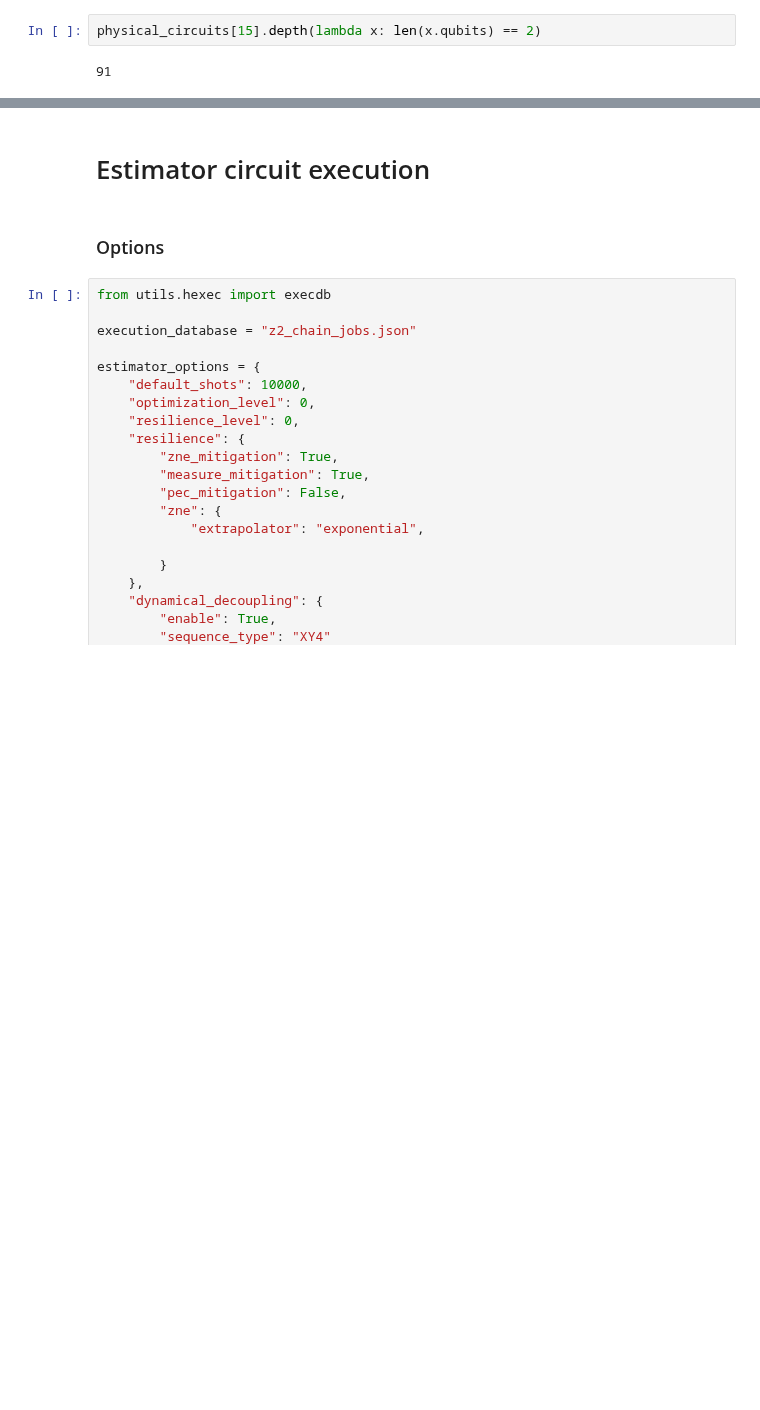
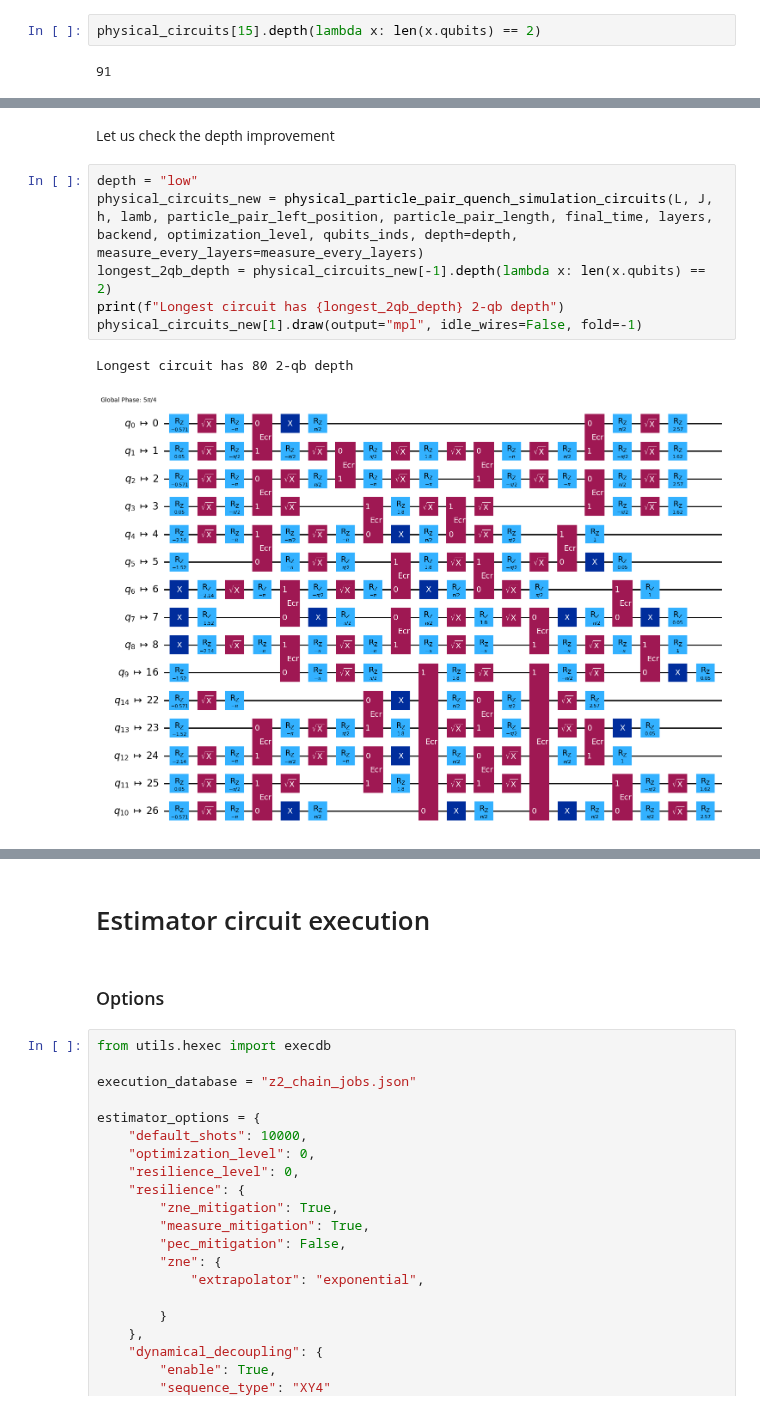
Before and after one commit to Fradm98/qs-qh, a Jupyter notebook: src/notebooks/Z2/z2_chain_hardware.ipynb, the cells around one changed output, grey strips where cells are left out. Cells and saved outputs as stored; diff of their text form; blank space fills up the shorter version.

```diff
--- a/src/notebooks/Z2/z2_chain_hardware.ipynb
+++ b/src/notebooks/Z2/z2_chain_hardware.ipynb
@@ -50,0 +145,11 @@ physical_circuits[15].depth(lambda x: len(x.qubits) == 2)
+# %% [markdown]
+Let us check the depth improvement
+# %%
+depth = "low"
+physical_circuits_new = physical_particle_pair_quench_simulation_circuits(L, J, h, lamb, particle_pair_left_position, particle_pair_length, final_time, layers, backend, optimization_level, qubits_inds, depth=depth, measure_every_layers=measure_every_layers)
+longest_2qb_depth = physical_circuits_new[-1].depth(lambda x: len(x.qubits) == 2)
+print(f"Longest circuit has {longest_2qb_depth} 2-qb depth")
+physical_circuits_new[1].draw(output="mpl", idle_wires=False, fold=-1)
+# %% [output]
+Longest circuit has 80 2-qb depth
+[figure, added]
```
Also changed, not shown: parts of 13 cells of this notebook, 2 other files.
